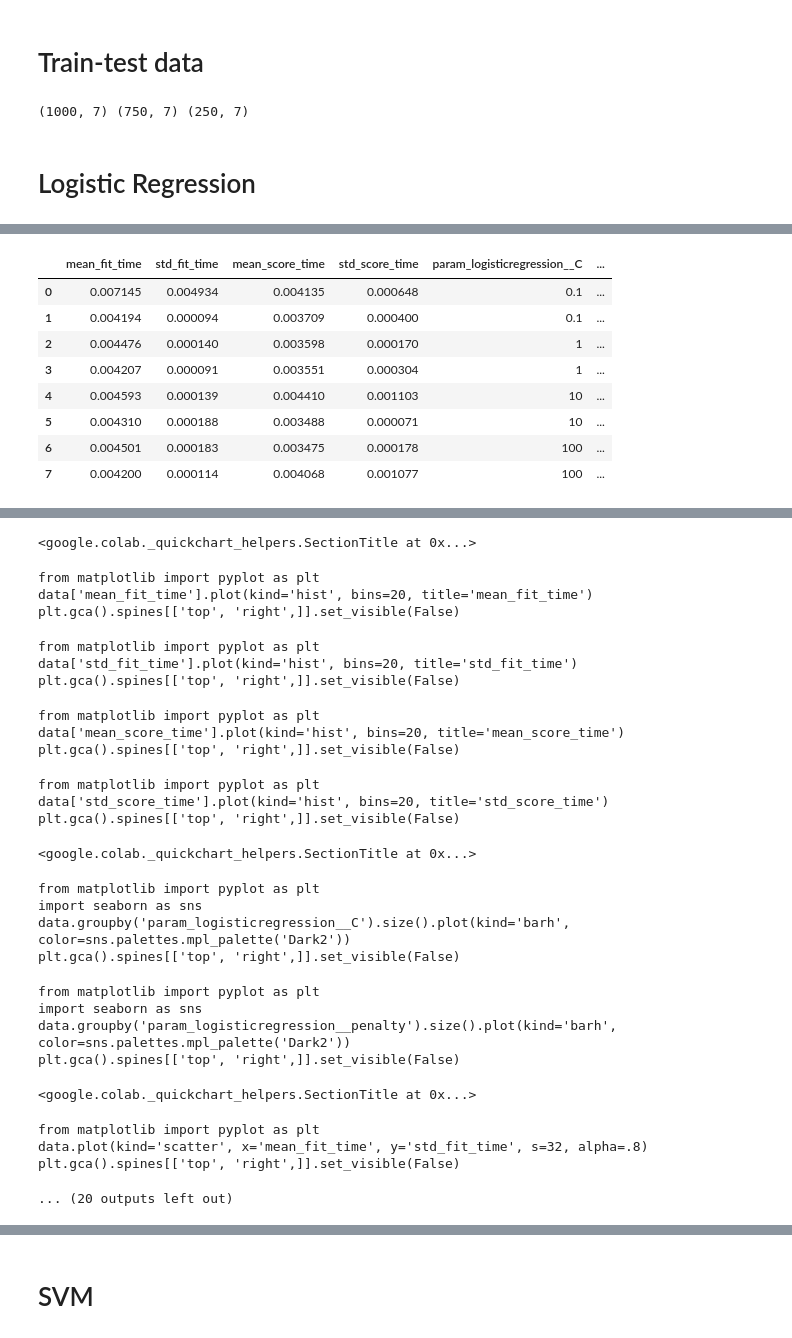
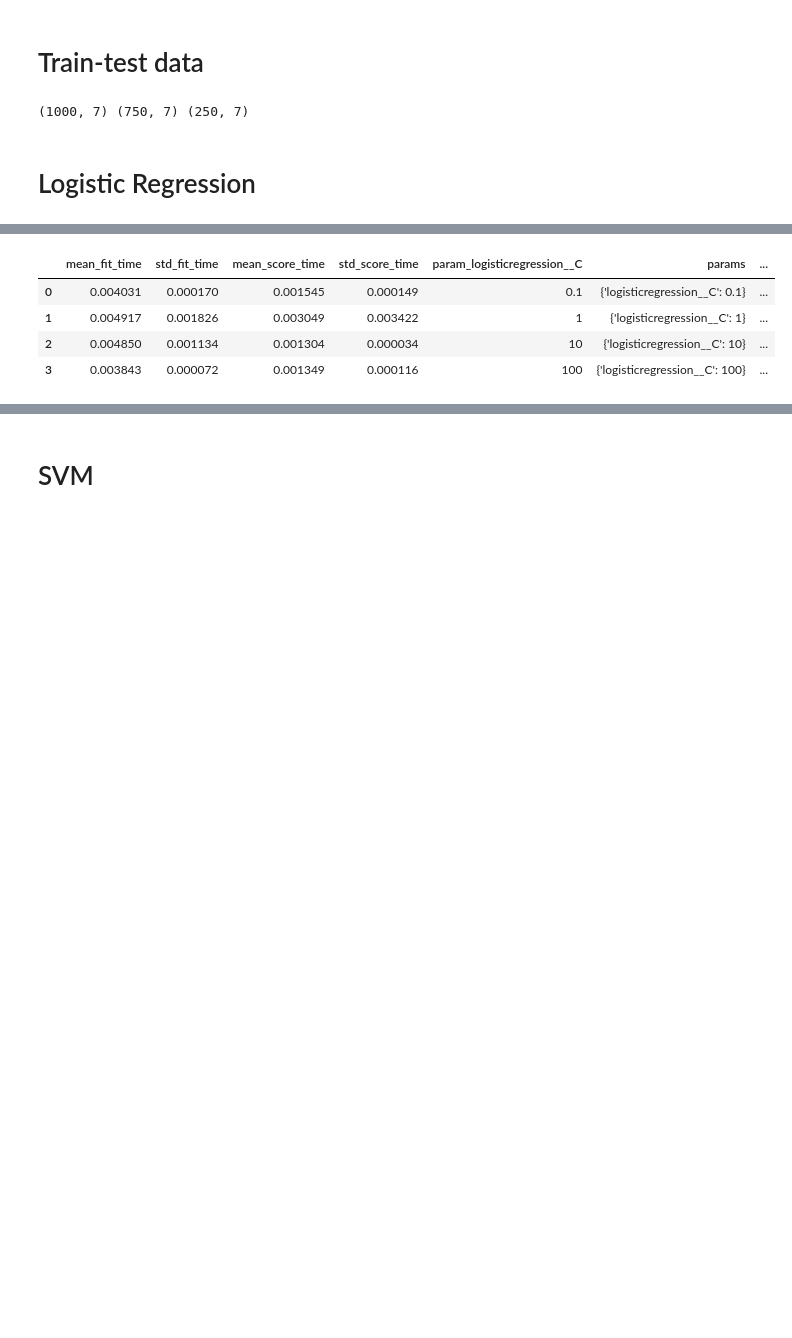
Before and after one commit to SaymaSJ/Porject-IoMT-, a Jupyter notebook: IoMT.ipynb, the cells around one changed output, grey strips where cells are left out. Drawn from its saved outputs; the diff is of its cells as text; code cells hidden in the pictures; blank space fills up the shorter version.

```diff
--- a/IoMT.ipynb
+++ b/IoMT.ipynb
@@ -287,7 +287,7 @@ from sklearn.linear_model import LogisticRegression
 from sklearn.pipeline import make_pipeline
 # %%
 from sklearn.model_selection import GridSearchCV
-model_1 = LogisticRegression()
+lr = LogisticRegression()
 
 
 # forest_params = [{'max_depth': list(range(10, 15)), 'max_features': list(range(0,14))}]
@@ -307,21 +307,40 @@ pipe = make_pipeline(StandardScaler(), LogisticRegression(max_iter=1000, solver=
 # Create a parameter grid
 param_grid = {
     'logisticregression__C': [0.1, 1, 10, 100],
-    'logisticregression__penalty': ['l1', 'l2']
-}
-
+#     'logisticregression__penalty': ['l1', 'l2']
+# }
+  }
 # Create GridSearchCV object
-model_1 = GridSearchCV(pipe, param_grid, cv=5,return_train_score=False,scoring='accuracy' )
+lr = GridSearchCV(pipe, param_grid, cv=5,return_train_score=False,scoring='f1_micro' )
+lr = GridSearchCV(pipe, param_grid, cv=5,return_train_score=False,scoring='accuracy' )
 
 # Fit the model
 # grid_search.fit(X, y)
-model_1.fit(X_train, y_train)
+lr.fit(X_train, y_train)
 #  return_train_score=False,scoring='f1_macro')
 
 # Print best parameters and best score
-print("Best Parameters:", model_1.best_params_)
-print("Best Score:", model_1.best_score_)
+print("Best Parameters:", lr.best_params_)
+print("Best Score:", lr.best_score_)
 
 
-model_1.cv_results_
+lr.cv_results_
+# Predictions on the test set
+y_pred = lr.predict(X_test)
+
+# Accuracy
+accuracy = accuracy_score(y_test, y_pred)
+print("Accuracy:", accuracy)
+
+# Precision
+precision = precision_score(y_test, y_pred, average='micro')  # Change 'micro' to 'macro' or 'weighted' as needed
+print("Precision:", precision)
+
+# Recall
+recall = recall_score(y_test, y_pred, average='micro')  # Change 'micro' to 'macro' or 'weighted' as needed
+print("Recall:", recall)
+
+# F1 Score
+f1 = f1_score(y_test, y_pred, average='micro')  # Change 'micro' to 'macro' or 'weighted' as needed
+print("F1 Score:", f1)
 # %% [output]
@@ -347,13 +353,9 @@ Best Score: 0.9306666666666666
 # %%
-data = pd.DataFrame(model_1.cv_results_)
+data = pd.DataFrame(lr.cv_results_)
 data
 # %% [output]
-|  | mean_fit_time | std_fit_time | mean_score_time | std_score_time | param_logisticregression__C | ... |
-| 0 | 0.007145 | 0.004934 | 0.004135 | 0.000648 | 0.1 | ... |
-| 1 | 0.004194 | 0.000094 | 0.003709 | 0.000400 | 0.1 | ... |
-| 2 | 0.004476 | 0.000140 | 0.003598 | 0.000170 | 1 | ... |
-| 3 | 0.004207 | 0.000091 | 0.003551 | 0.000304 | 1 | ... |
-| 4 | 0.004593 | 0.000139 | 0.004410 | 0.001103 | 10 | ... |
-| 5 | 0.004310 | 0.000188 | 0.003488 | 0.000071 | 10 | ... |
-| 6 | 0.004501 | 0.000183 | 0.003475 | 0.000178 | 100 | ... |
-| 7 | 0.004200 | 0.000114 | 0.004068 | 0.001077 | 100 | ... |
+|  | mean_fit_time | std_fit_time | mean_score_time | std_score_time | param_logisticregression__C | params | ... |
+| 0 | 0.004031 | 0.000170 | 0.001545 | 0.000149 | 0.1 | {'logisticregression__C': 0.1} | ... |
+| 1 | 0.004917 | 0.001826 | 0.003049 | 0.003422 | 1 | {'logisticregression__C': 1} | ... |
+| 2 | 0.004850 | 0.001134 | 0.001304 | 0.000034 | 10 | {'logisticregression__C': 10} | ... |
+| 3 | 0.003843 | 0.000072 | 0.001349 | 0.000116 | 100 | {'logisticregression__C': 100} | ... |
@@ -361,29 +362,2 @@ WARNING:root:Quickchart encountered unexpected dtypes in columns: "(['params'],)
-<google.colab._quickchart_helpers.SectionTitle at 0x...>
-from matplotlib import pyplot as plt
-data['mean_fit_time'].plot(kind='hist', bins=20, title='mean_fit_time')
-plt.gca().spines[['top', 'right',]].set_visible(False)
-from matplotlib import pyplot as plt
-data['std_fit_time'].plot(kind='hist', bins=20, title='std_fit_time')
-plt.gca().spines[['top', 'right',]].set_visible(False)
-from matplotlib import pyplot as plt
-data['mean_score_time'].plot(kind='hist', bins=20, title='mean_score_time')
-plt.gca().spines[['top', 'right',]].set_visible(False)
-from matplotlib import pyplot as plt
-data['std_score_time'].plot(kind='hist', bins=20, title='std_score_time')
-plt.gca().spines[['top', 'right',]].set_visible(False)
-<google.colab._quickchart_helpers.SectionTitle at 0x...>
-from matplotlib import pyplot as plt
-import seaborn as sns
-data.groupby('param_logisticregression__C').size().plot(kind='barh', color=sns.palettes.mpl_palette('Dark2'))
-plt.gca().spines[['top', 'right',]].set_visible(False)
-from matplotlib import pyplot as plt
-import seaborn as sns
-data.groupby('param_logisticregression__penalty').size().plot(kind='barh', color=sns.palettes.mpl_palette('Dark2'))
-plt.gca().spines[['top', 'right',]].set_visible(False)
-<google.colab._quickchart_helpers.SectionTitle at 0x...>
-from matplotlib import pyplot as plt
-data.plot(kind='scatter', x='mean_fit_time', y='std_fit_time', s=32, alpha=.8)
-plt.gca().spines[['top', 'right',]].set_visible(False)
-... (20 outputs left out)
 # %%
 # Assign algorithm
```
Also changed, not shown: parts of 23 cells of this notebook.
